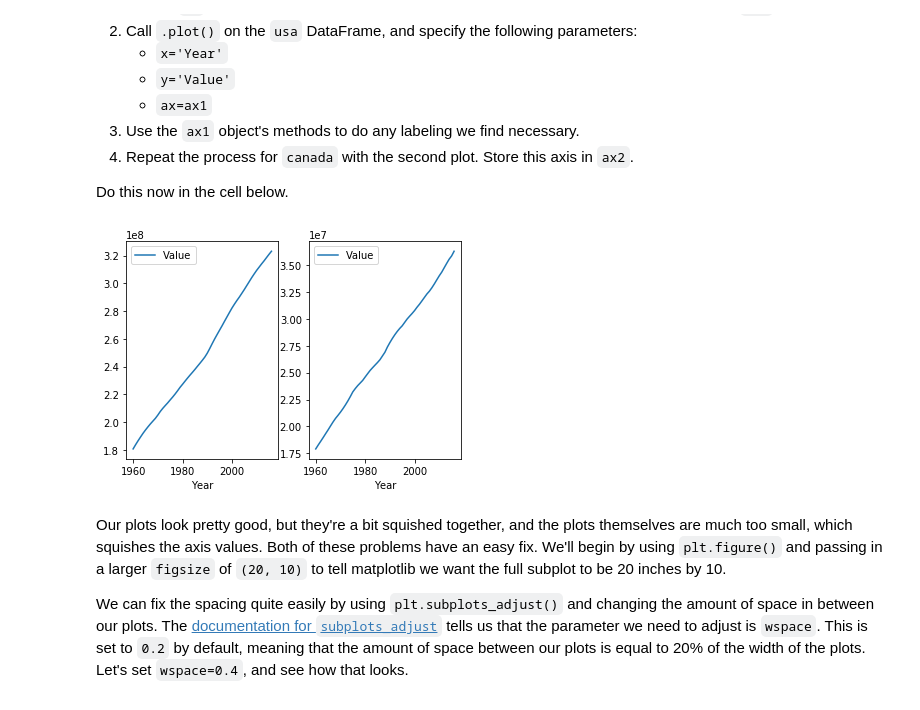
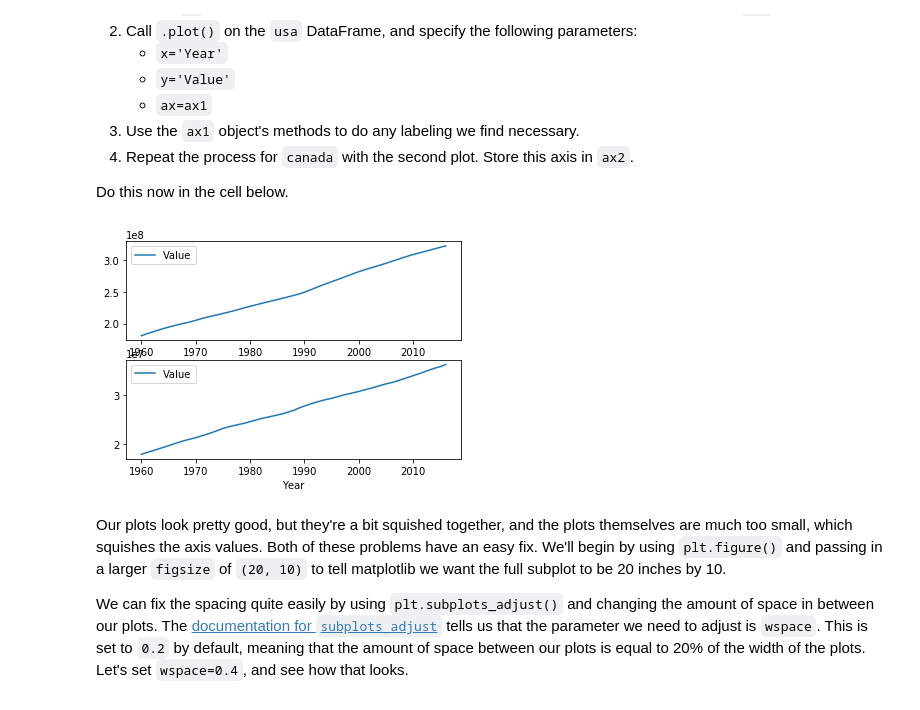
Before and after one commit to Pballer/dsc-subplots-and-enumeration-lab-dc-ds-071519, a Jupyter notebook: index.ipynb, the cells around one changed output. Cells and saved outputs as stored; diff of their text form; code cells hidden in the pictures.

```diff
--- a/index.ipynb
+++ b/index.ipynb
@@ -108,15 +108,15 @@ When we call `plt.subplot()`, it will return an `ax` (short for 'axis') object t
 
 Do this now in the cell below.
 # %%
-ax1 = plt.subplot(1,2,1)
+ax1 = plt.subplot(2,1,1)
 usa.plot(x='Year', y='Value', ax=ax1)
 
 
-ax2 = plt.subplot(1,2,2)
+ax2 = plt.subplot(2,1,2)
 canada.plot(x='Year', y='Value', ax=ax2)
 plt.show()
 # %% [output]
-[figure, old version]
+[figure, new version]
 # %% [markdown]
 Our plots look pretty good, but they're a bit squished together, and the plots themselves are much too small, which squishes the axis values.  Both of these problems have an easy fix. We'll begin by using `plt.figure()` and passing in a larger `figsize` of `(20, 10)` to tell matplotlib we want the full subplot to be 20 inches by 10.
 
```
